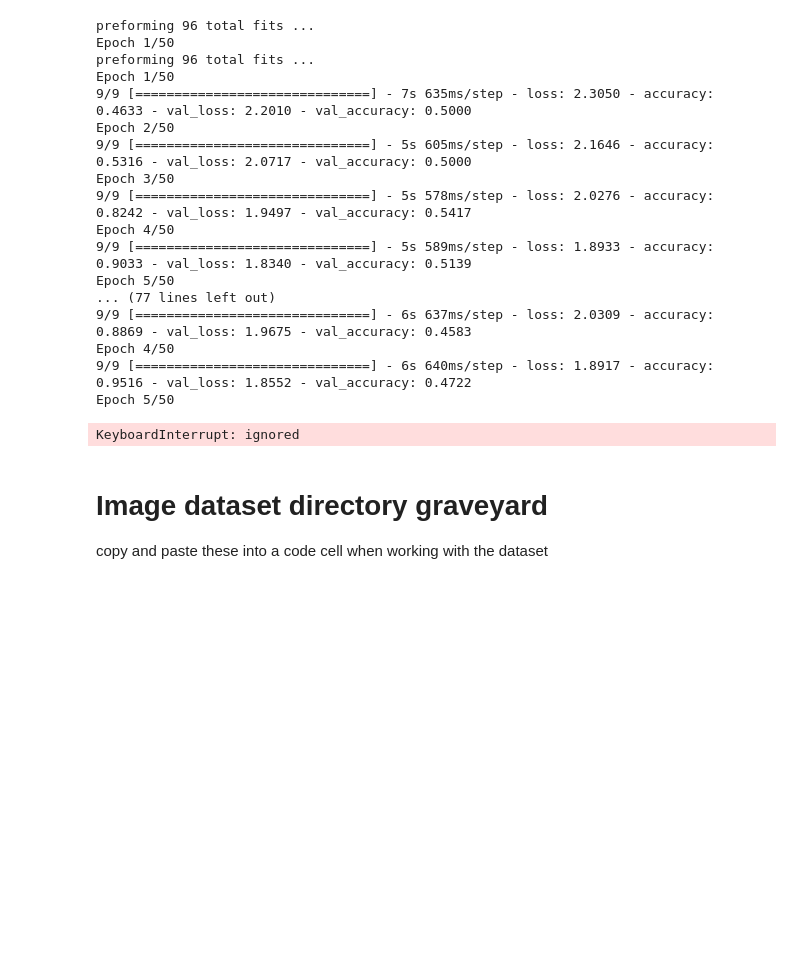
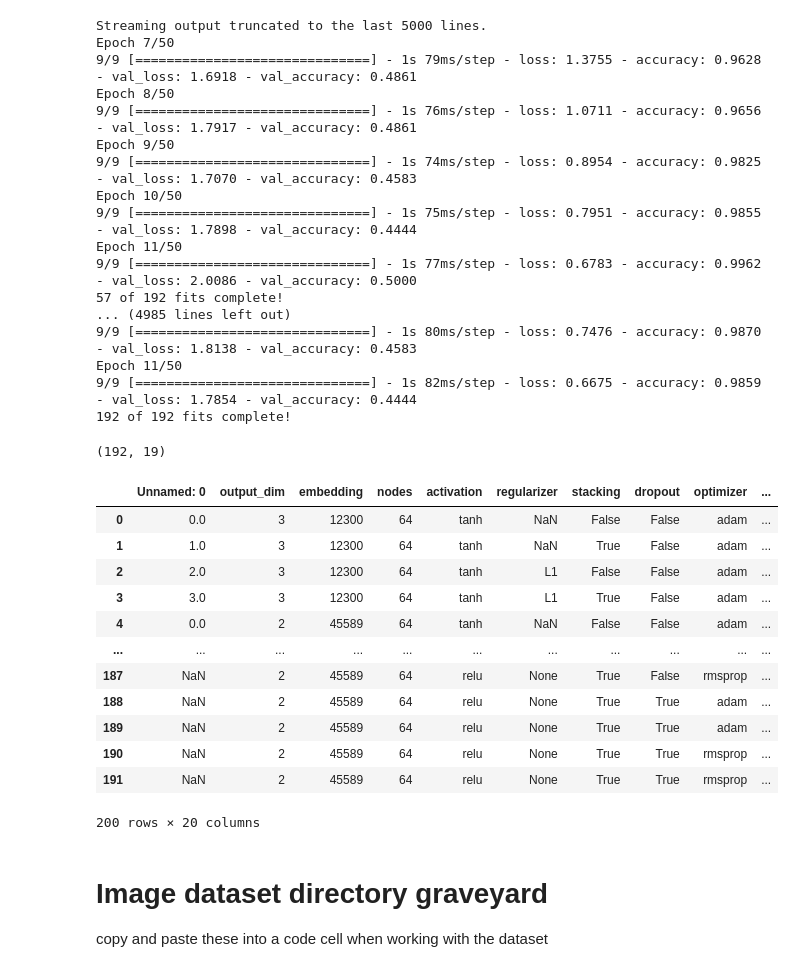
Before and after one commit to spe301/AI-generated-AI, a Jupyter notebook: DataCollection.ipynb, the cells around one changed output. Cells and saved outputs as stored; diff of their text form; code cells hidden in the pictures; blank space fills up the shorter version.

```diff
--- a/DataCollection.ipynb
+++ b/DataCollection.ipynb
@@ -107,7 +107,7 @@ data_str = 'Text'
 output = len(np.unique(y))
 embedding = dh.GetVocab(df, data_str)
 rnn_grid = {'output_dim': [output], 'embedding': [embedding], 'nodes': [32, 48, 64], 'activation': ['tanh', 'relu'], 'regularizer': ['L1', None],
-            'stacking': [False, True], 'dropout': [False, True], 'optimizer': ['adam', 'rmsprop'], 'method': ['GRU'], 'bidirectional': [False]}
+            'stacking': [False, True], 'dropout': [False, True], 'optimizer': ['adam', 'rmsprop'], 'method': ['GRU', 'LSTM'], 'bidirectional': [False]}
 
 #output = len(y)
 #cnn_grid = {'output_dim': [output], 'base_filters':[32], 'kernel_size': [2], 'activation': ['relu'], 'nblocks': [3],
@@ -123,26 +123,42 @@ rnn_grid = {'output_dim': [output], 'embedding': [embedding], 'nodes': [32, 48,
 df = BigDawg(X, y, rnn_grid, 'NLP')
 df.shape
 # %% [output]
-preforming 96 total fits ...
-Epoch 1/50
-preforming 96 total fits ...
-Epoch 1/50
-9/9 [==============================] - 7s 635ms/step - loss: 2.3050 - accuracy: 0.4633 - val_loss: 2.2010 - val_accuracy: 0.5000
-Epoch 2/50
-9/9 [==============================] - 5s 605ms/step - loss: 2.1646 - accuracy: 0.5316 - val_loss: 2.0717 - val_accuracy: 0.5000
-Epoch 3/50
-9/9 [==============================] - 5s 578ms/step - loss: 2.0276 - accuracy: 0.8242 - val_loss: 1.9497 - val_accuracy: 0.5417
-Epoch 4/50
-9/9 [==============================] - 5s 589ms/step - loss: 1.8933 - accuracy: 0.9033 - val_loss: 1.8340 - val_accuracy: 0.5139
-Epoch 5/50
-... (77 lines left out)
-9/9 [==============================] - 6s 637ms/step - loss: 2.0309 - accuracy: 0.8869 - val_loss: 1.9675 - val_accuracy: 0.4583
-Epoch 4/50
-9/9 [==============================] - 6s 640ms/step - loss: 1.8917 - accuracy: 0.9516 - val_loss: 1.8552 - val_accuracy: 0.4722
-Epoch 5/50
+Streaming output truncated to the last 5000 lines.
+Epoch 7/50
+9/9 [==============================] - 1s 79ms/step - loss: 1.3755 - accuracy: 0.9628 - val_loss: 1.6918 - val_accuracy: 0.4861
+Epoch 8/50
+9/9 [==============================] - 1s 76ms/step - loss: 1.0711 - accuracy: 0.9656 - val_loss: 1.7917 - val_accuracy: 0.4861
+Epoch 9/50
+9/9 [==============================] - 1s 74ms/step - loss: 0.8954 - accuracy: 0.9825 - val_loss: 1.7070 - val_accuracy: 0.4583
+Epoch 10/50
+9/9 [==============================] - 1s 75ms/step - loss: 0.7951 - accuracy: 0.9855 - val_loss: 1.7898 - val_accuracy: 0.4444
+Epoch 11/50
+9/9 [==============================] - 1s 77ms/step - loss: 0.6783 - accuracy: 0.9962 - val_loss: 2.0086 - val_accuracy: 0.5000
+57 of 192 fits complete!
+... (4985 lines left out)
+9/9 [==============================] - 1s 80ms/step - loss: 0.7476 - accuracy: 0.9870 - val_loss: 1.8138 - val_accuracy: 0.4583
+Epoch 11/50
+9/9 [==============================] - 1s 82ms/step - loss: 0.6675 - accuracy: 0.9859 - val_loss: 1.7854 - val_accuracy: 0.4444
+192 of 192 fits complete!
-KeyboardInterrupt: ignored
+(192, 19)
 # %%
 df0 = pd.read_csv('https://raw.githubusercontent.com/spe301/AI-generated-AI/main/Data/Text_Classification_Results.csv')
 
-df2 = pd.concat(df0, df)
+df2 = pd.concat([df0, df])
+# %%
+df2
+# %% [output]
+|  | Unnamed: 0 | output_dim | embedding | nodes | activation | regularizer | stacking | dropout | optimizer | ... |
+| 0 | 0.0 | 3 | 12300 | 64 | tanh | NaN | False | False | adam | ... |
+| 1 | 1.0 | 3 | 12300 | 64 | tanh | NaN | True | False | adam | ... |
+| 2 | 2.0 | 3 | 12300 | 64 | tanh | L1 | False | False | adam | ... |
+| 3 | 3.0 | 3 | 12300 | 64 | tanh | L1 | True | False | adam | ... |
+| 4 | 0.0 | 2 | 45589 | 64 | tanh | NaN | False | False | adam | ... |
+| ... | ... | ... | ... | ... | ... | ... | ... | ... | ... | ... |
+| 187 | NaN | 2 | 45589 | 64 | relu | None | True | False | rmsprop | ... |
+| 188 | NaN | 2 | 45589 | 64 | relu | None | True | True | adam | ... |
+| 189 | NaN | 2 | 45589 | 64 | relu | None | True | True | adam | ... |
+| 190 | NaN | 2 | 45589 | 64 | relu | None | True | True | rmsprop | ... |
+| 191 | NaN | 2 | 45589 | 64 | relu | None | True | True | rmsprop | ... |
+200 rows × 20 columns
 # %%
```
Also changed, not shown: parts of 2 cells of this notebook.
